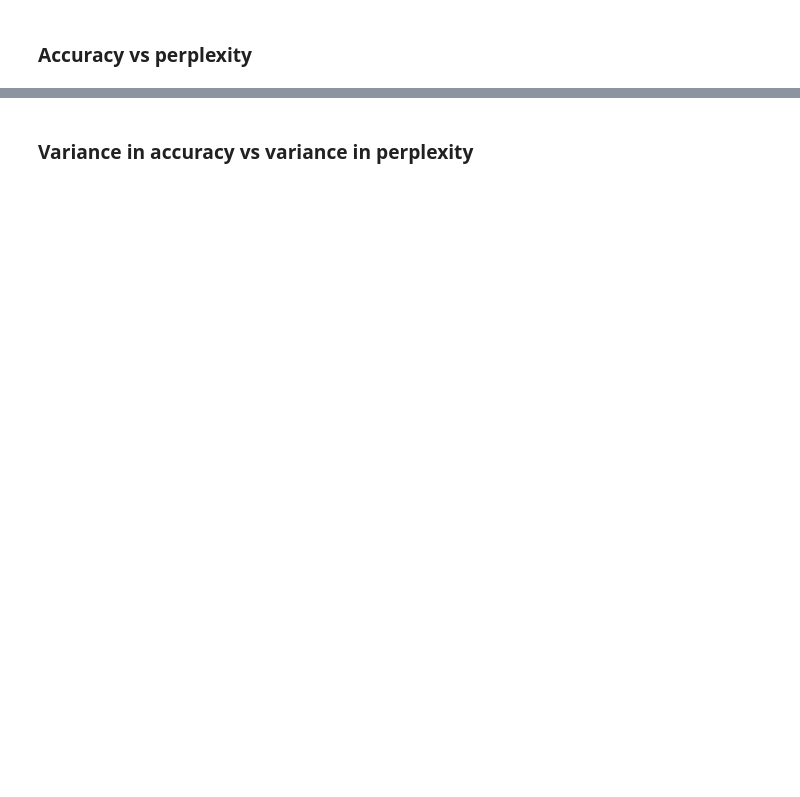
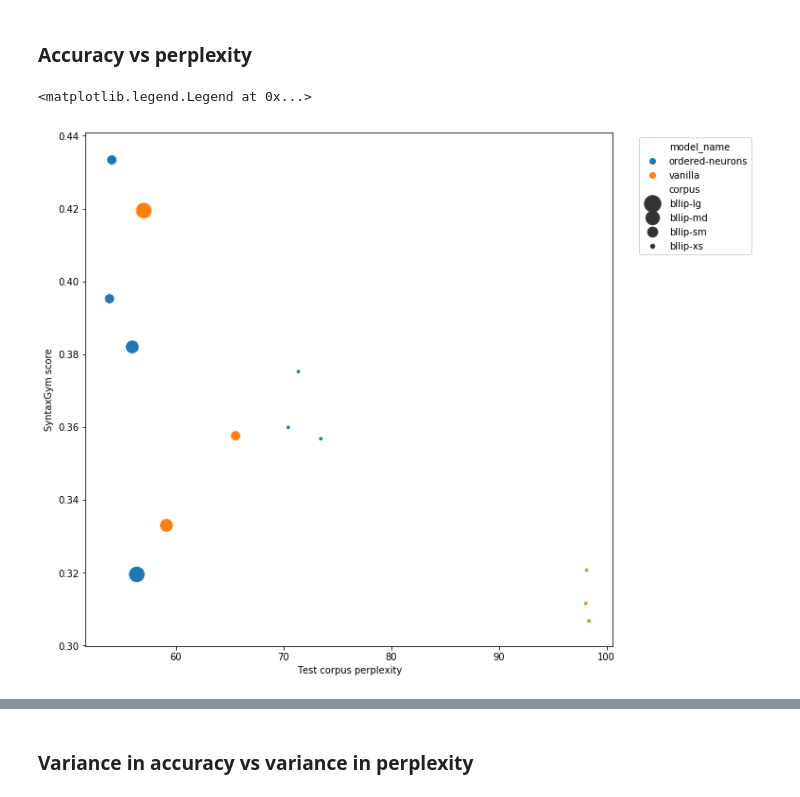
Before and after one commit to cpllab/syntactic-generalization, a Jupyter notebook: notebooks/main.ipynb, the cells around one changed output, grey strips where cells are left out. Saved outputs shown, nothing was run; the diff lists cells and outputs as text; code cells hidden in the pictures; blank space fills up the shorter version.

```diff
--- a/notebooks/main.ipynb
+++ b/notebooks/main.ipynb
@@ -41,12 +43,16 @@ test_suite_results_path = Path("data/raw/test_suite_results.csv")
 # %%
 perplexity_df = pd.read_csv(ppl_data_path, index_col=["model", "corpus", "seed"])
 perplexity_df.index.set_names("model_name", level=0, inplace=True)
-results_df = pd.read_csv(test_suite_results_path)
+
+results_df = pd.concat([pd.read_csv(f) for f in test_suite_results_path.glob("*.csv")])
 
 # Split model_id into constituent parts
 model_ids = results_df.model.str.split("_", expand=True).rename(columns={0: "model_name", 1: "corpus", 2: "seed"})
-results_df = results_df.join(model_ids).drop(columns=["model"])
+results_df = pd.concat([results_df, model_ids], axis=1).drop(columns=["model"])
 results_df["seed"] = results_df.seed.astype(int)
+
+# Manual fixes
+results_df.loc[results_df.model_name.isin(("bllip-lg", "bllip-md", "bllip-sm", "bllip-xs")), "model_name"] = "vanilla"
 
 # Exclude test suites
 exclude_filter = results_df.suite.str.contains(exclude_suite_re)
@@ -91,12 +107,16 @@ Test suite analyses
 e.g. to maintain consistent hues across model graphs, etc.
 # %%
 model_order = sorted(set(results_df.model_name))
-corpus_order = sorted(set(results_df.corpus))
+corpus_order = ["bllip-lg", "bllip-md", "bllip-sm", "bllip-xs"]
 circuit_order = sorted([c for c in results_df.circuit.dropna().unique()])
 # %% [markdown]
 ### Data prep
+# %%
+suites_df = results_df.groupby(["model_name", "corpus", "seed", "suite"]).correct.mean().reset_index()
+suites_df["tag"] = suites_df.suite.transform(lambda s: re.split(r"[-_0-9]", s)[0])
+suites_df["circuit"] = suites_df.tag.map(tag_to_circuit)
 # %%
 # Join PPL and accuracy data.
-joined_data = results_df.groupby(["model_name", "corpus", "seed"]).correct.agg("mean")
+joined_data = suites_df.groupby(["model_name", "corpus", "seed"]).correct.agg("mean")
 joined_data = pd.DataFrame(joined_data).join(perplexity_df).reset_index()
 joined_data.head()
@@ -142,10 +192,16 @@ corpus_to_size = {
 model_colors = dict(zip(model_order,
                         ['#1f77b4', '#ff7f0e', '#2ca02c', '#d62728', '#9467bd', '#8c564b', '#e377c2', '#7f7f7f', '#bcbd22', '#17becf']))
 # %%
-f, ax = plt.subplots()
+f, ax = plt.subplots(figsize=(10, 10))
 # sns.regplot(data=graph_data, x="test_ppl", y="correct",
 #             scatter_kws={"s": graph_data["corpus"].map(corpus_to_size),
 #                          "facecolors": graph_data.model.map(model_colors)})
 sns.scatterplot(data=joined_data, x="test_ppl", y="correct",
-                hue="model_name", size="corpus",
+                hue="model_name", size="corpus", sizes=(20, 300),
                 hue_order=model_order, size_order=corpus_order)
+plt.xlabel("Test corpus perplexity")
+plt.ylabel("SyntaxGym score")
+plt.legend(bbox_to_anchor=(1.04,1), loc="upper left")
+# %% [output]
+<matplotlib.legend.Legend at 0x...>
+[figure, added]
```
Also changed, not shown: parts of 23 cells of this notebook, 2 other files.
